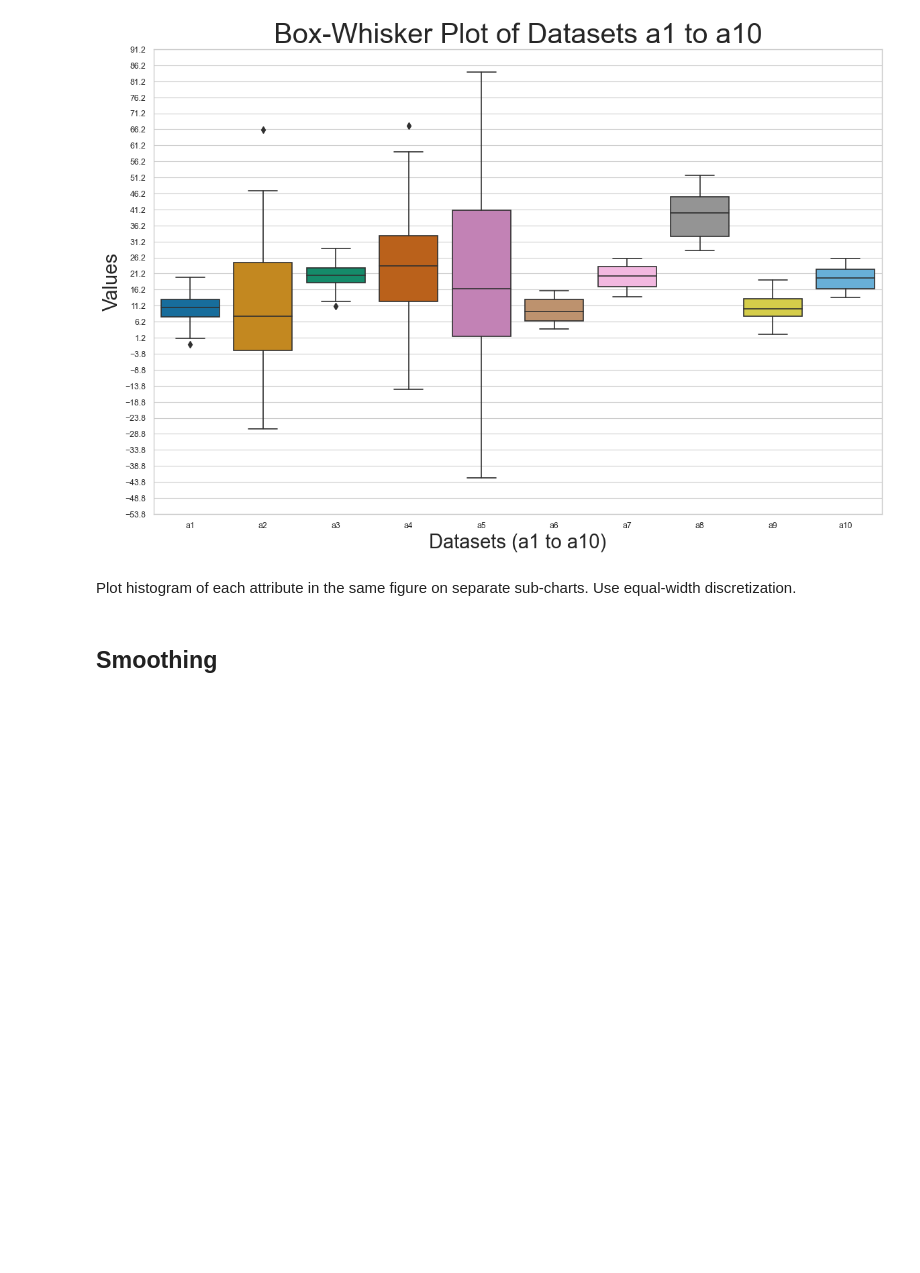
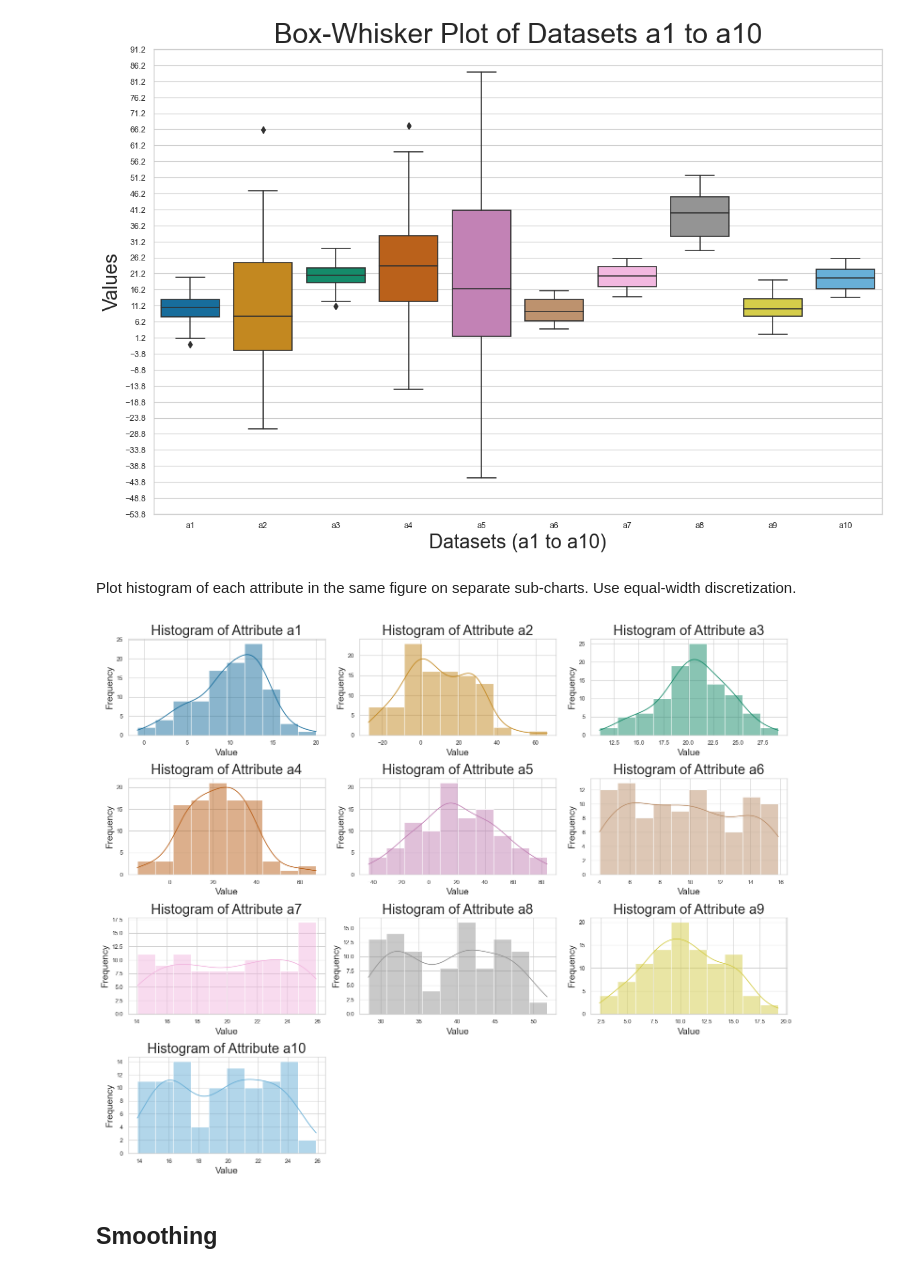
Before and after one commit to CS4510-F-24-NerdsClusters/CS4510-F-24-NerdsClusters, a Jupyter notebook: C3_NerdsClusters.ipynb, the cells around one changed output. Cells and saved outputs as stored; diff of their text form; code cells hidden in the pictures; blank space fills up the shorter version.

Commit message:
Changing colors and adding references

```diff
--- a/C3_NerdsClusters.ipynb
+++ b/C3_NerdsClusters.ipynb
@@ -78,26 +78,29 @@ Plot histogram of each attribute in the same figure on separate sub-charts. Use
 # %%
 # Number of attributes to plot (excluding categorical)
 num_attributes = data.shape[1] - 2  # Exclude a11 and a12
 
 # Create subplots
 fig, axes = plt.subplots(nrows=4, ncols=3, figsize=(15, 12))
 axes = axes.flatten()  # Flatten the 2D array of axes for easy indexing
+colors = ['#176d9c', '#c38820', '#158a69', '#ba611b', '#c282b5','#bc916d','#f2b8e0','#949494','#d5cd4a','#67aed6']
 
 # Plot histograms for each numeric attribute
 for i in range(num_attributes):
-    sns.histplot(data.iloc[:, i], bins=10, ax=axes[i], kde=True)  # Equal-width bins
+    color = colors[i % len(colors)]
+    sns.histplot(data.iloc[:, i], bins=10, ax=axes[i], kde=True,color=color)  # Equal-width bins
     axes[i].set_title(f'Histogram of Attribute a{i+1}', fontsize=21)
     axes[i].set_xlabel('Value', fontsize=14)
     axes[i].set_ylabel('Frequency', fontsize=14)
-
 
 # Remove any unused subplots
 for j in range(num_attributes, len(axes)):
     fig.delaxes(axes[j])
 
 # Adjust layout
 plt.tight_layout()
 plt.show()
+# %% [output]
+[figure, added]
 # %% [markdown]
 ## Smoothing
 # %% [markdown]
```
Also changed, not shown: parts of 1 cell of this notebook.
